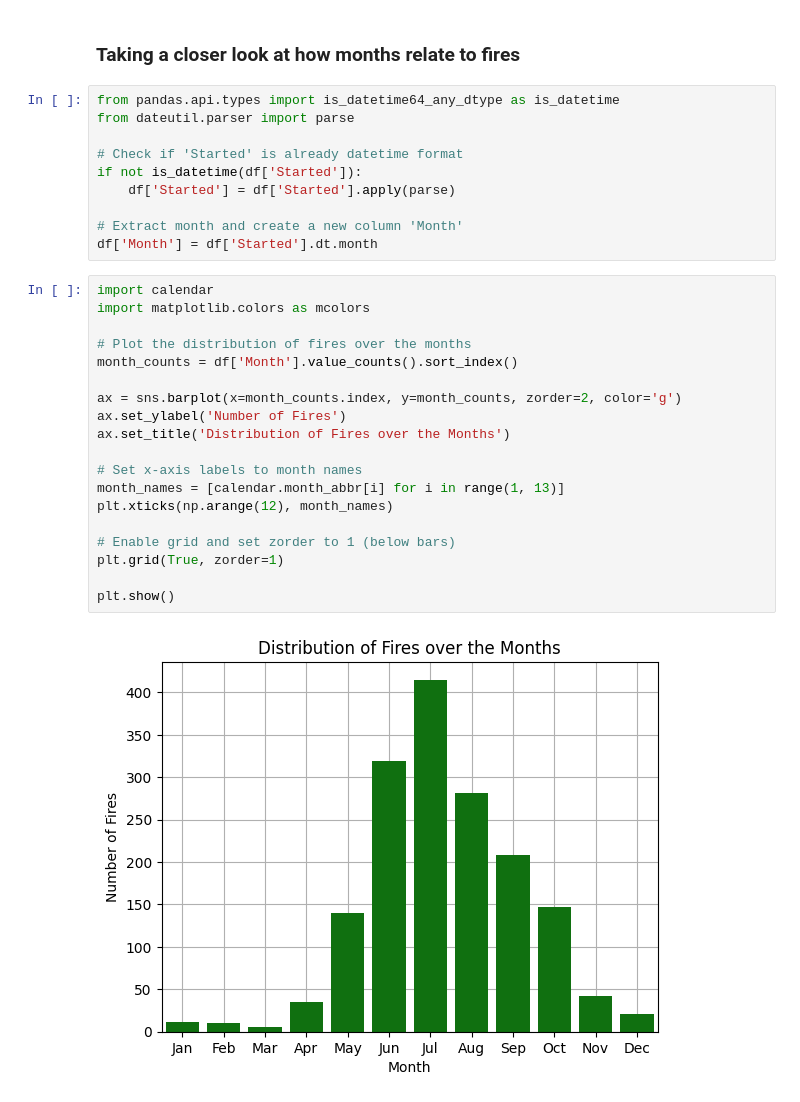
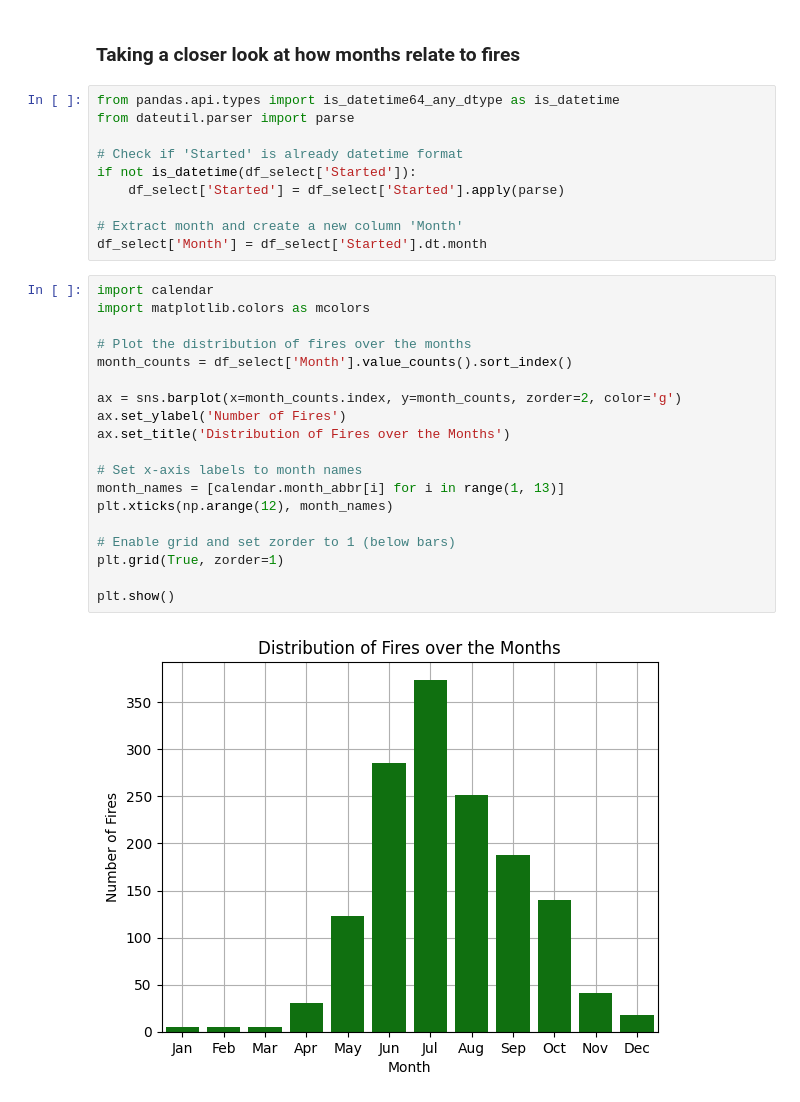
Before and after one commit to okaynils/fhnw-ds-gdv, a Jupyter notebook: wildfires.ipynb, the cells around one changed output. Saved outputs shown, nothing was run; the diff lists cells and outputs as text.

```diff
--- a/wildfires.ipynb
+++ b/wildfires.ipynb
@@ -188,29 +184,29 @@ from pandas.api.types import is_datetime64_any_dtype as is_datetime
 from dateutil.parser import parse
 
 # Check if 'Started' is already datetime format
-if not is_datetime(df['Started']):
-    df['Started'] = df['Started'].apply(parse)
+if not is_datetime(df_select['Started']):
+    df_select['Started'] = df_select['Started'].apply(parse)
 
 # Extract month and create a new column 'Month'
-df['Month'] = df['Started'].dt.month
+df_select['Month'] = df_select['Started'].dt.month
 # %%
 import calendar
 import matplotlib.colors as mcolors
 
 # Plot the distribution of fires over the months
-month_counts = df['Month'].value_counts().sort_index()
+month_counts = df_select['Month'].value_counts().sort_index()
 
 ax = sns.barplot(x=month_counts.index, y=month_counts, zorder=2, color='g')
 ax.set_ylabel('Number of Fires')
 ax.set_title('Distribution of Fires over the Months')
 
 # Set x-axis labels to month names
 month_names = [calendar.month_abbr[i] for i in range(1, 13)]
 plt.xticks(np.arange(12), month_names)
 
 # Enable grid and set zorder to 1 (below bars)
 plt.grid(True, zorder=1)
 
 plt.show()
 # %% [output]
-[figure, old version]
+[figure, new version]
```
Also changed, not shown: parts of 6 cells of this notebook.
